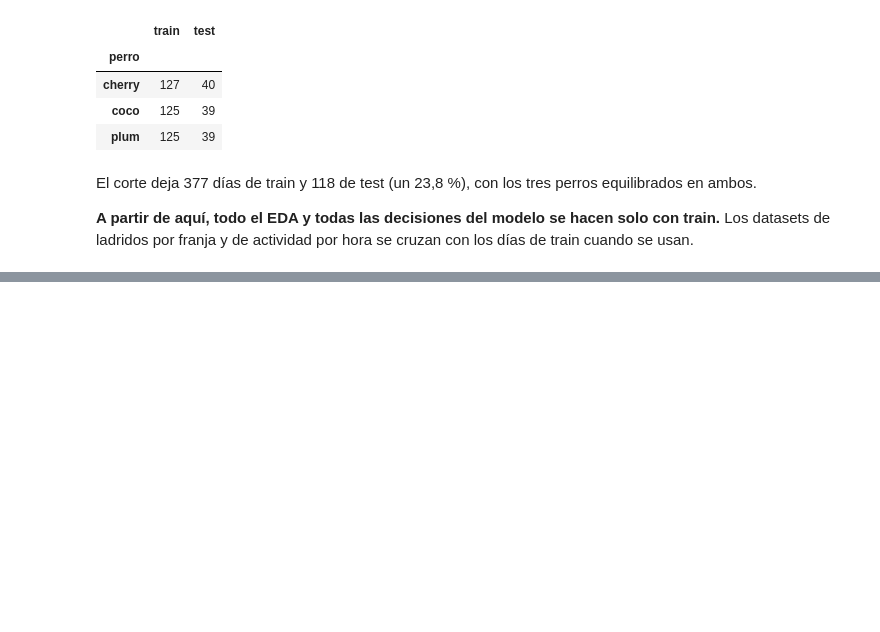
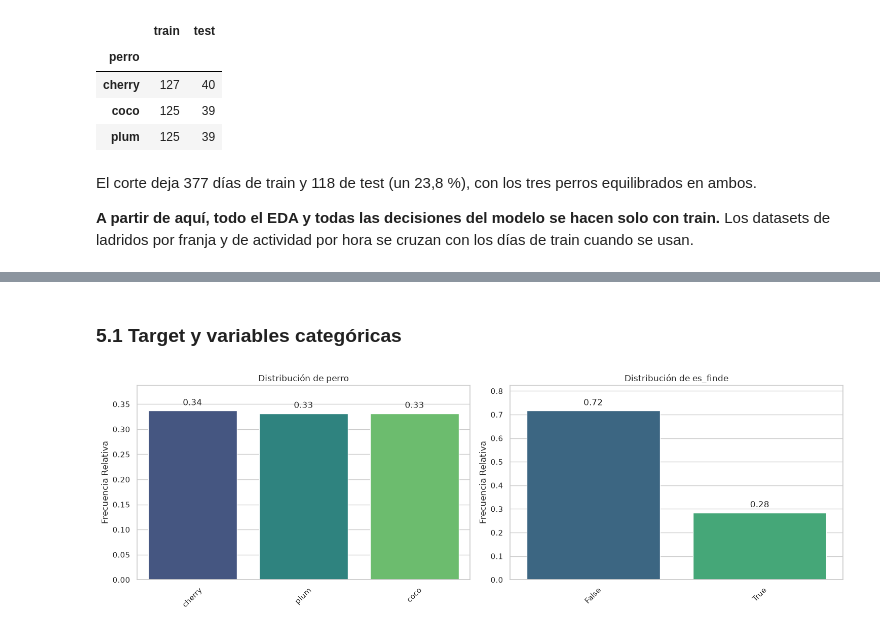
Before and after one commit to claudiavera156/ML_Huella_Conductual, a Jupyter notebook: main.ipynb, the cells around one changed output, grey strips where cells are left out. Drawn from its saved outputs; the diff is of its cells as text; code cells hidden in the pictures; blank space fills up the shorter version.

```diff
--- a/main.ipynb
+++ b/main.ipynb
@@ -321,0 +338,6 @@ El corte deja 377 días de train y 118 de test (un 23,8 %), con los tres perros
+# %% [markdown]
+### 5.1 Target y variables categóricas
+# %%
+pinta_distribucion_categoricas(train_set, ["perro", "es_finde"], relativa=True, mostrar_valores=True)
+# %% [output]
+[figure, added]
```
Also changed, not shown: parts of 15 cells of this notebook.
